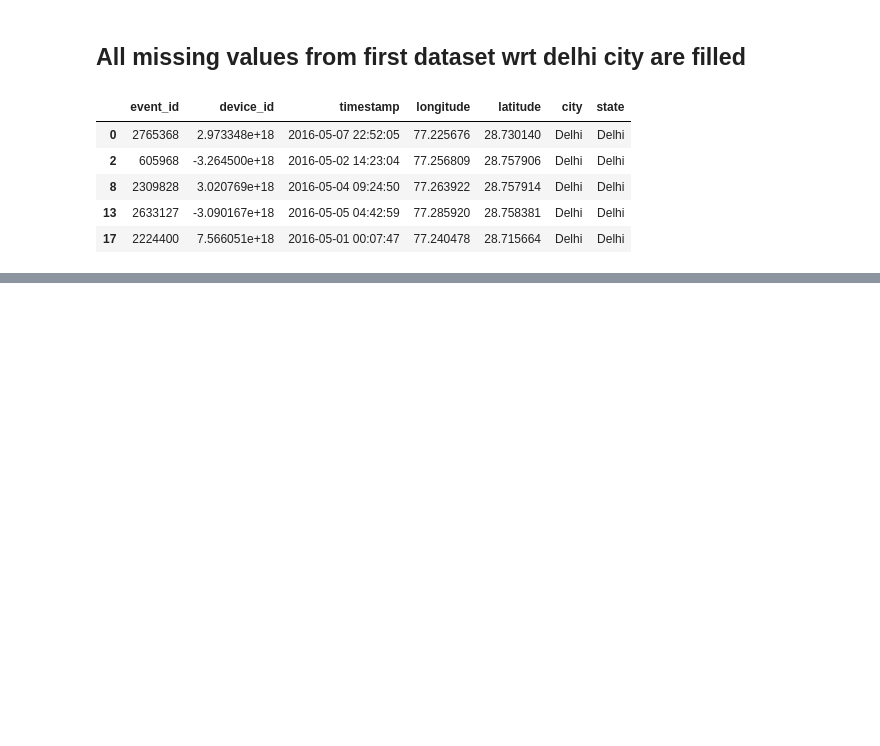
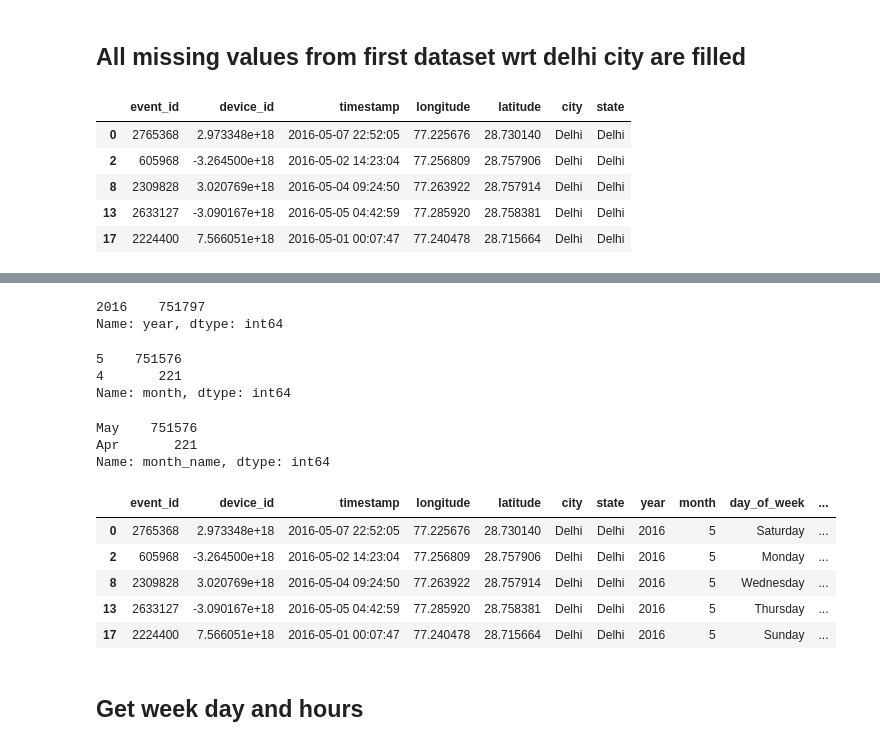
Before and after one commit to ShubhamCJagtap/Capstone_Project_1_EDA, a Jupyter notebook: Delhi_dataset_analysis.ipynb, the cells around one changed output, grey strips where cells are left out. Drawn from its saved outputs; the diff is of its cells as text; code cells hidden in the pictures; blank space fills up the shorter version.

```diff
--- a/Delhi_dataset_analysis.ipynb
+++ b/Delhi_dataset_analysis.ipynb
@@ -348,0 +351,2 @@ df_cities.head()
+# %%
+df_cities['timestamp'] = pd.to_datetime(df_cities['timestamp'])
@@ -348,0 +372,34 @@ df_cities.head()
+# %%
+df_cities['year'] = pd.DatetimeIndex(df_cities['timestamp']).year
+df_cities['month'] = pd.DatetimeIndex(df_cities['timestamp']).month
+# %%
+df_cities['year'].value_counts()
+# %% [output]
+2016    751797
+Name: year, dtype: int64
+# %%
+df_cities['month'].value_counts()
+# %% [output]
+5    751576
+4       221
+Name: month, dtype: int64
+# %%
+import calendar
+df_cities['month_name'] = df_cities['month'].apply(lambda x: calendar.month_abbr[x])
+# %%
+df_cities['month_name'].value_counts()
+# %% [output]
+May    751576
+Apr       221
+Name: month_name, dtype: int64
+# %%
+df_cities.head()
+# %% [output]
+|  | event_id | device_id | timestamp | longitude | latitude | city | state | year | month | day_of_week | ... |
+| 0 | 2765368 | 2.973348e+18 | 2016-05-07 22:52:05 | 77.225676 | 28.730140 | Delhi | Delhi | 2016 | 5 | Saturday | ... |
+| 2 | 605968 | -3.264500e+18 | 2016-05-02 14:23:04 | 77.256809 | 28.757906 | Delhi | Delhi | 2016 | 5 | Monday | ... |
+| 8 | 2309828 | 3.020769e+18 | 2016-05-04 09:24:50 | 77.263922 | 28.757914 | Delhi | Delhi | 2016 | 5 | Wednesday | ... |
+| 13 | 2633127 | -3.090167e+18 | 2016-05-05 04:42:59 | 77.285920 | 28.758381 | Delhi | Delhi | 2016 | 5 | Thursday | ... |
+| 17 | 2224400 | 7.566051e+18 | 2016-05-01 00:07:47 | 77.240478 | 28.715664 | Delhi | Delhi | 2016 | 5 | Sunday | ... |
+# %% [markdown]
+## Get week day and hours
```
Also changed, not shown: parts of 33 cells of this notebook.
